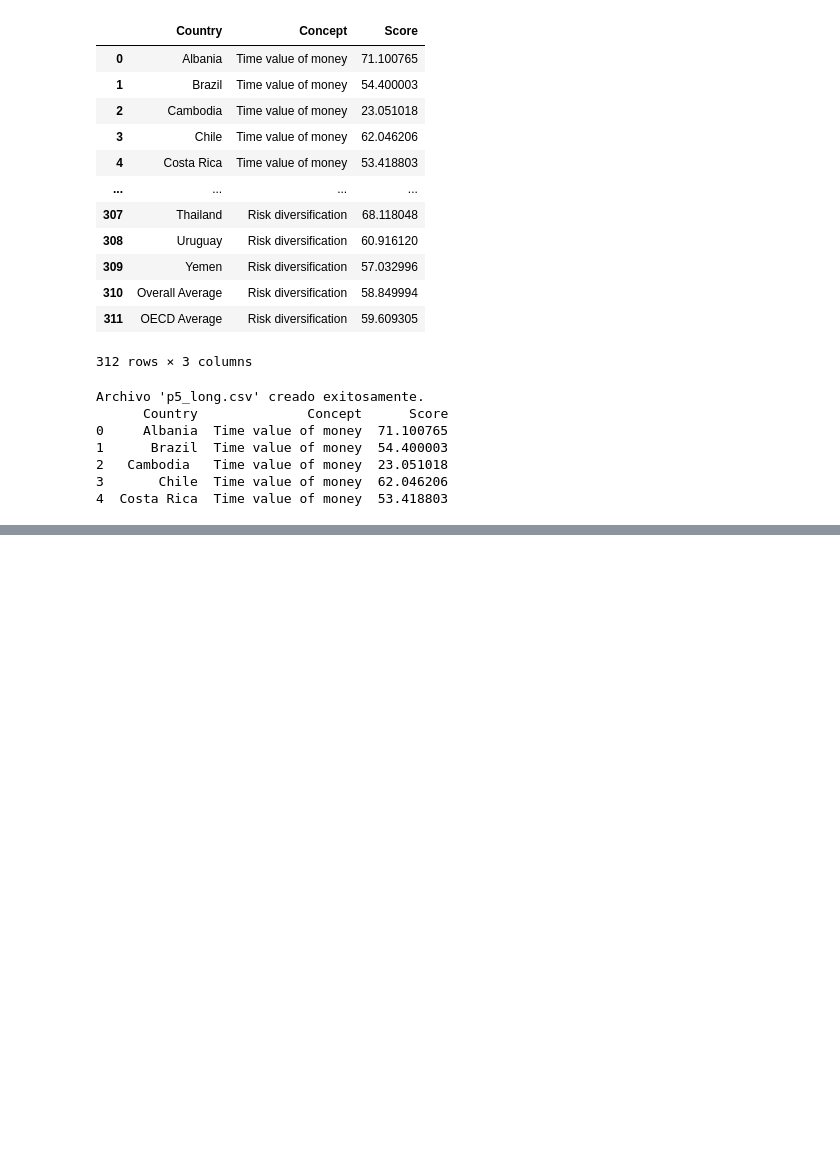
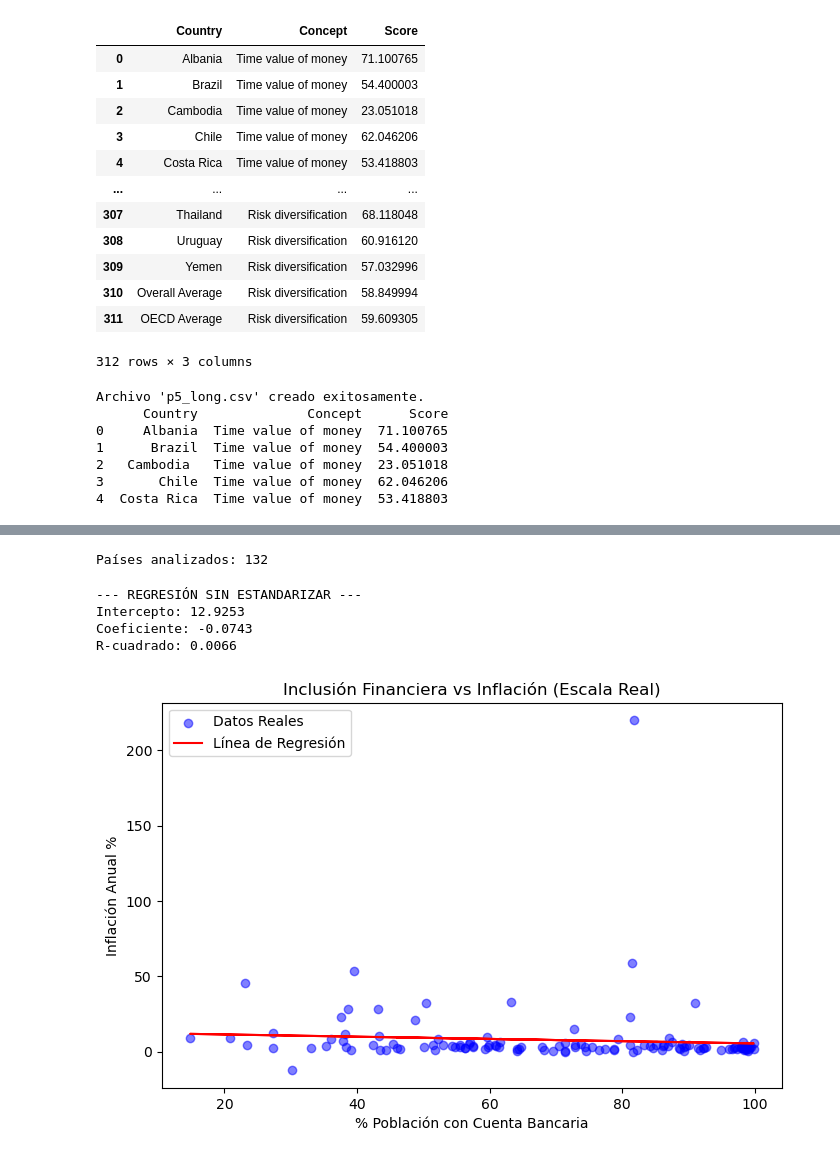
Before and after one commit to CarlosGV1208/CarlosGV1208.github.io, a Jupyter notebook: project/project.ipynb, the cells around one changed output, grey strips where cells are left out. Saved outputs shown, nothing was run; the diff lists cells and outputs as text; code cells hidden in the pictures; blank space fills up the shorter version.

```diff
--- a/project/project.ipynb
+++ b/project/project.ipynb
@@ -440,0 +627,5 @@ Archivo 'p5_long.csv' creado exitosamente.
+# %%
+# Descargar datos: Inflación (2023) y Propiedad de Cuentas (2021 - dato más reciente de Findex)
+# Usamos labels=True para obtener los nombres de los países
+inflation = wb.data.DataFrame('FP.CPI.TOTL.ZG', time=2024, labels=True, skipAggs=True).reset_index()
+accounts = wb.data.DataFrame('FX.OWN.TOTL.ZS', time=2024, labels=True, skipAggs=True).reset_index()
@@ -440,0 +648,43 @@ Archivo 'p5_long.csv' creado exitosamente.
+# %%
+# Renombrar columnas para facilitar el manejo
+inflation.columns = ['ISO3', 'Country', 'Inflation']
+accounts.columns = ['ISO3', 'Country_Name', 'Account_Ownership']
+# %%
+# Unir ambos datasets por código ISO3
+df_ml = pd.merge(inflation[['ISO3', 'Country', 'Inflation']],
+                 accounts[['ISO3', 'Account_Ownership']],
+                 on='ISO3').dropna()
+
+print(f"Países analizados: {len(df_ml)}")
+# %% [output]
+Países analizados: 132
+# %%
+# Preparar matrices
+X = df_ml[['Account_Ownership']].values
+y = df_ml['Inflation'].values
+
+# Entrenar modelo
+model_raw = LinearRegression()
+model_raw.fit(X, y)
+y_pred_raw = model_raw.predict(X)
+
+print("--- REGRESIÓN SIN ESTANDARIZAR ---")
+print(f"Intercepto: {model_raw.intercept_:.4f}")
+print(f"Coeficiente: {model_raw.coef_[0]:.4f}")
+print(f"R-cuadrado: {r2_score(y, y_pred_raw):.4f}")
+
+# Gráfico 1
+plt.figure(figsize=(8, 5))
+plt.scatter(X, y, alpha=0.5, color='blue', label='Datos Reales')
+plt.plot(X, y_pred_raw, color='red', label='Línea de Regresión')
+plt.title('Inclusión Financiera vs Inflación (Escala Real)')
+plt.xlabel('% Población con Cuenta Bancaria')
+plt.ylabel('Inflación Anual %')
+plt.legend()
+plt.show()
+# %% [output]
+--- REGRESIÓN SIN ESTANDARIZAR ---
+Intercepto: 12.9253
+Coeficiente: -0.0743
+R-cuadrado: 0.0066
+[figure, added]
```
Also changed, not shown: parts of 25 cells of this notebook, 1 other file.
